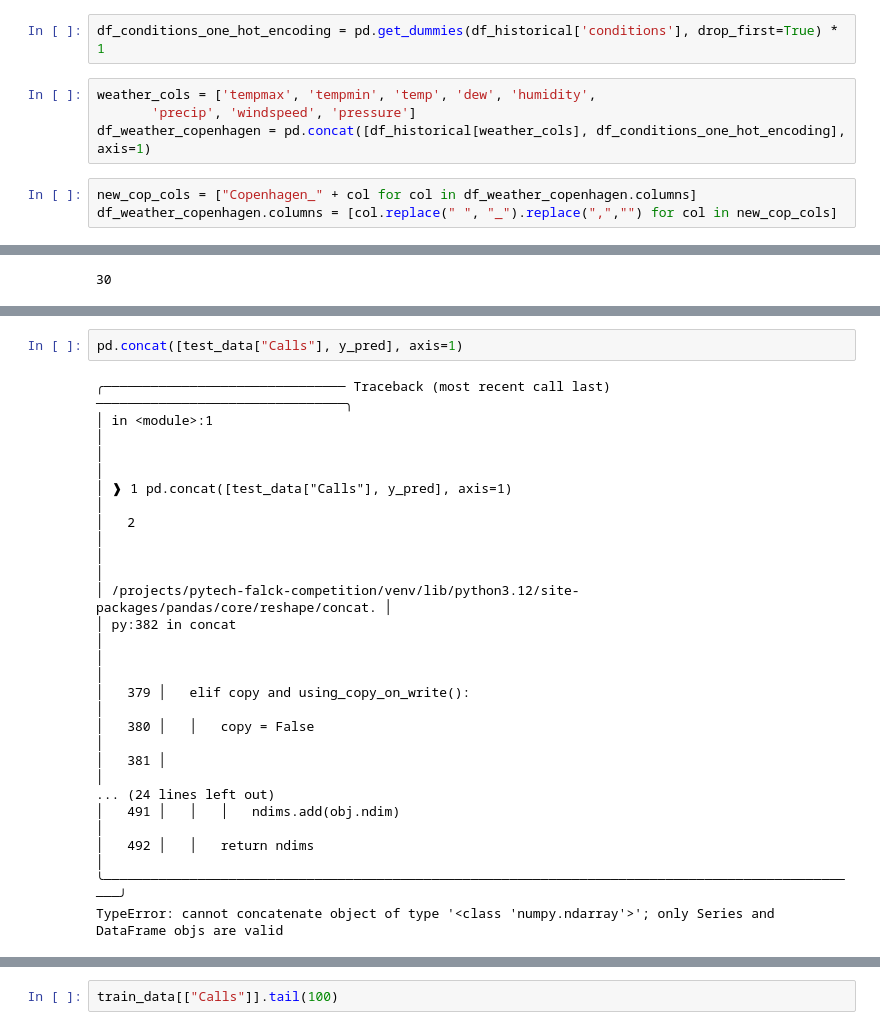
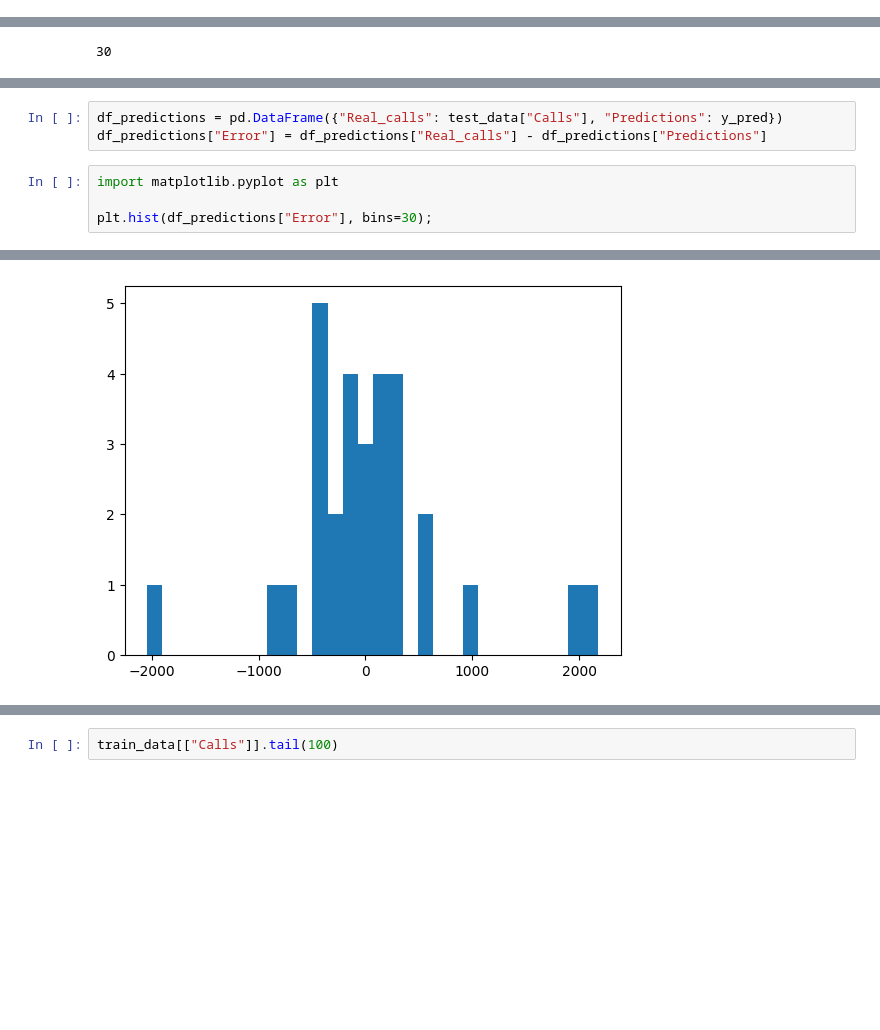
Before and after one commit to nieweglp/call-center-forecast, a Jupyter notebook: call-center/notebooks/eda.ipynb, the cells around one changed output, grey strips where cells are left out. Saved outputs shown, nothing was run; the diff lists cells and outputs as text; blank space fills up the shorter version.

```diff
--- a/call-center/notebooks/eda.ipynb
+++ b/call-center/notebooks/eda.ipynb
@@ -219,9 +156,0 @@ Index(['datetime', 'datetimeEpoch', 'tempmax', 'tempmin', 'temp',
-# %%
-df_conditions_one_hot_encoding = pd.get_dummies(df_historical['conditions'], drop_first=True) * 1
-# %%
-weather_cols = ['tempmax', 'tempmin', 'temp', 'dew', 'humidity',
-       'precip', 'windspeed', 'pressure']
-df_weather_copenhagen = pd.concat([df_historical[weather_cols], df_conditions_one_hot_encoding], axis=1)
-# %%
-new_cop_cols = ["Copenhagen_" + col for col in df_weather_copenhagen.columns]
-df_weather_copenhagen.columns = [col.replace(" ", "_").replace(",","") for col in new_cop_cols]
@@ -469,21 +397,9 @@ _compute_asses_metrics(test_data["Calls"], y_pred)
 }
 # %%
-pd.concat([test_data["Calls"], y_pred], axis=1)
+df_predictions = pd.DataFrame({"Real_calls": test_data["Calls"], "Predictions": y_pred})
+df_predictions["Error"] = df_predictions["Real_calls"] - df_predictions["Predictions"]
-# %% [output]
-╭─────────────────────────────── Traceback (most recent call last) ────────────────────────────────╮
-│ in <module>:1                                                                                    │
-│                                                                                                  │
-│ ❱ 1 pd.concat([test_data["Calls"], y_pred], axis=1)                                              │
-│   2                                                                                              │
-│                                                                                                  │
-│ /projects/pytech-falck-competition/venv/lib/python3.12/site-packages/pandas/core/reshape/concat. │
-│ py:382 in concat                                                                                 │
-│                                                                                                  │
-│   379 │   elif copy and using_copy_on_write():                                                   │
-│   380 │   │   copy = False                                                                       │
-│   381 │                                                                                          │
-... (24 lines left out)
-│   491 │   │   │   ndims.add(obj.ndim)                                                            │
-│   492 │   │   return ndims                                                                       │
-╰──────────────────────────────────────────────────────────────────────────────────────────────────╯
-TypeError: cannot concatenate object of type '<class 'numpy.ndarray'>'; only Series and DataFrame objs are valid
+# %%
+import matplotlib.pyplot as plt
+
+plt.hist(df_predictions["Error"], bins=30);
+# %% [output]
@@ -489,0 +407 @@ TypeError: cannot concatenate object of type '<class 'numpy.ndarray'>'; only Ser
+[figure, added]
```
Also changed, not shown: parts of 14 cells of this notebook.
